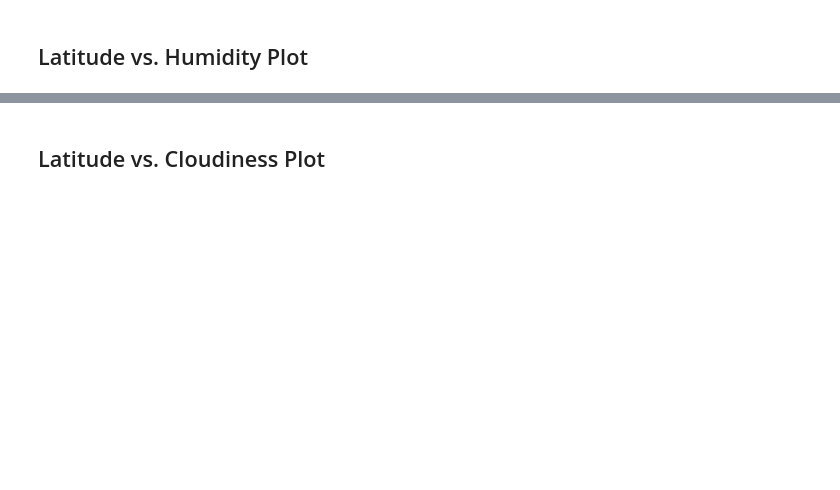
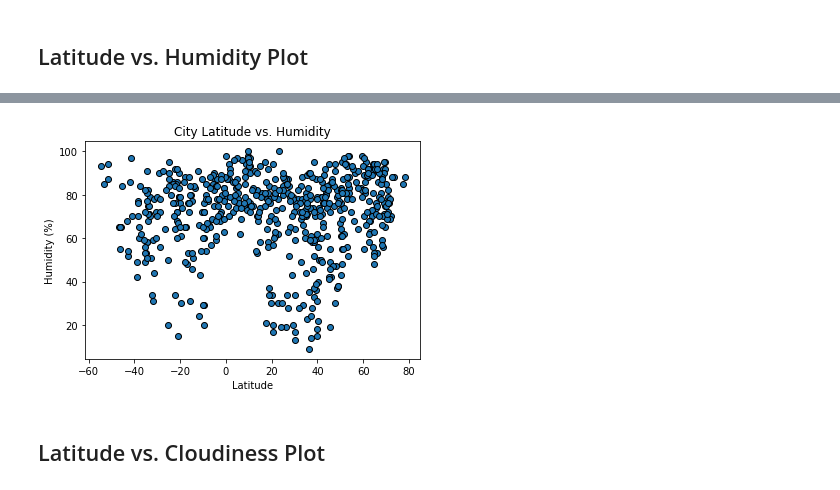
Before and after one commit to Paulhan49/python-api-challenge, a Jupyter notebook: WeatherPy.ipynb, the cells around one changed output, grey strips where cells are left out. Drawn from its saved outputs; the diff is of its cells as text; code cells hidden in the pictures; blank space fills up the shorter version.

```diff
--- a/WeatherPy.ipynb
+++ b/WeatherPy.ipynb
@@ -112,2 +191,13 @@ Int64Index([], dtype='int64')
+# %%
+# Build scatter latitude vs Humidity from weather_df
+lat_scat = weather_df['Latitude']
+Humid_scat = weather_df['Humidity']
+plt.scatter(lat_scat, Humid_scat, edgecolors='black')
+plt.title('City Latitude vs. Humidity')
+plt.xlabel('Latitude')
+plt.ylabel('Humidity (%)')
+plt.show()
+# %% [output]
+[figure, added]
 # %% [markdown]
 ## Latitude vs. Cloudiness Plot
```
Also changed, not shown: parts of 36 cells of this notebook, 2 other files.
